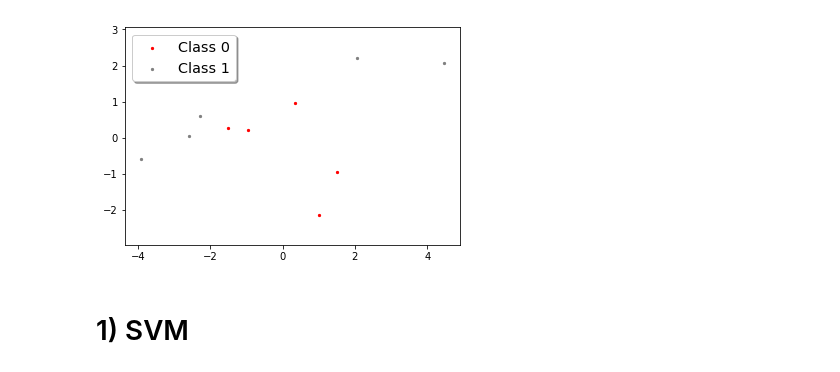
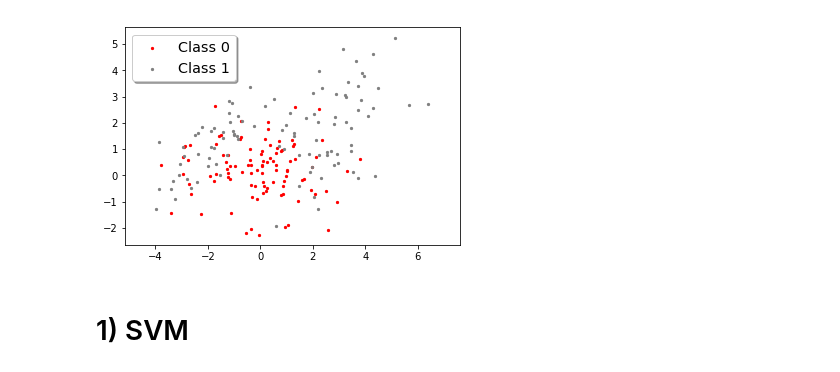
Before and after one commit to kongsgard/machine-learning, a Jupyter notebook: hw4/hw4.ipynb, the cells around one changed output. Saved outputs shown, nothing was run; the diff lists cells and outputs as text; code cells hidden in the pictures.

```diff
--- a/hw4/hw4.ipynb
+++ b/hw4/hw4.ipynb
@@ -26,21 +26,21 @@ def generate_class_1(N):
             x1[i, :] = np.random.multivariate_normal(m_B, C_B, 1)
     return x1
 # %%
-N = 10 # Number of samples
+N = 200 # Number of samples
 
 # Class 0, N/2 samples
 x0 = generate_class_0(math.floor(N/2))
 plt.scatter(x0[:, 0],x0[:, 1], label='Class 0', c='red', s=5)
 
 # Class 1, N/2 samples
 x1 = generate_class_1(math.floor(N/2))
 plt.scatter(x1[:, 0],x1[:, 1], label='Class 1', c='grey', s=5)
 
 legend = plt.legend(loc='upper left', shadow=True, fontsize='x-large')
 plt.axis('equal')
 plt.show()
 # %% [output]
-[figure, old version]
+[figure, new version]
 # %%
 x_train = np.concatenate([x0, x1])
 y = np.append(np.zeros(int(N/2)), np.ones(int(N/2)))
```
Also changed, not shown: parts of 14 cells of this notebook, 1 other file.
